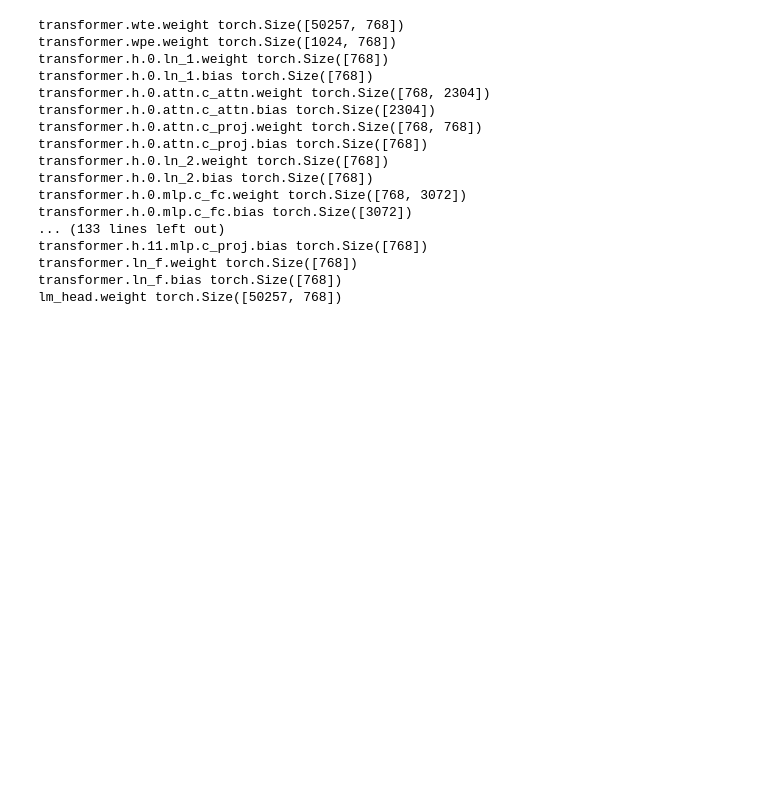
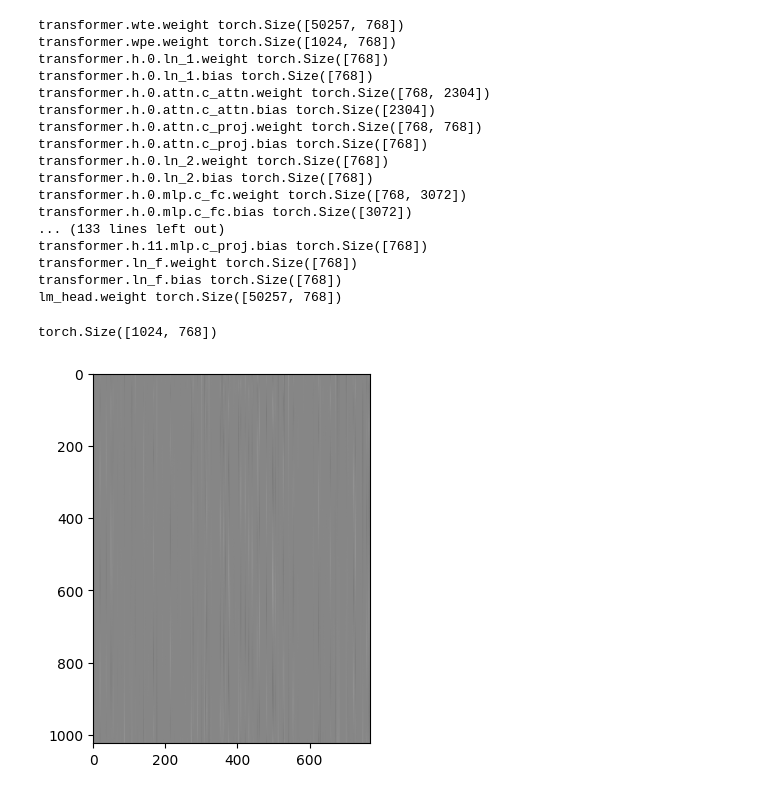
Before and after one commit to niuers/build-nanogpt, a Jupyter notebook: build_gpt2.ipynb, the cells around one changed output. Drawn from its saved outputs; the diff is of its cells as text; code cells hidden in the pictures; blank space fills up the shorter version.

```diff
--- a/build_gpt2.ipynb
+++ b/build_gpt2.ipynb
@@ -99,3 +99,16 @@ transformer.h.11.mlp.c_proj.bias torch.Size([768])
 transformer.ln_f.weight torch.Size([768])
 transformer.ln_f.bias torch.Size([768])
 lm_head.weight torch.Size([50257, 768])
+# %%
+sd_hf['transformer.wpe.weight'].view(-1)[:20]
+sd_hf['transformer.wpe.weight'].shape
+# %% [output]
+torch.Size([1024, 768])
+# %%
+import matplotlib.pyplot as plt
+%matplotlib inline
+
+plt.imshow(sd_hf["transformer.wpe.weight"], cmap="gray")
+plt.show()
+# %% [output]
+[figure, added]
```
Also changed, not shown: parts of 2 cells of this notebook.
